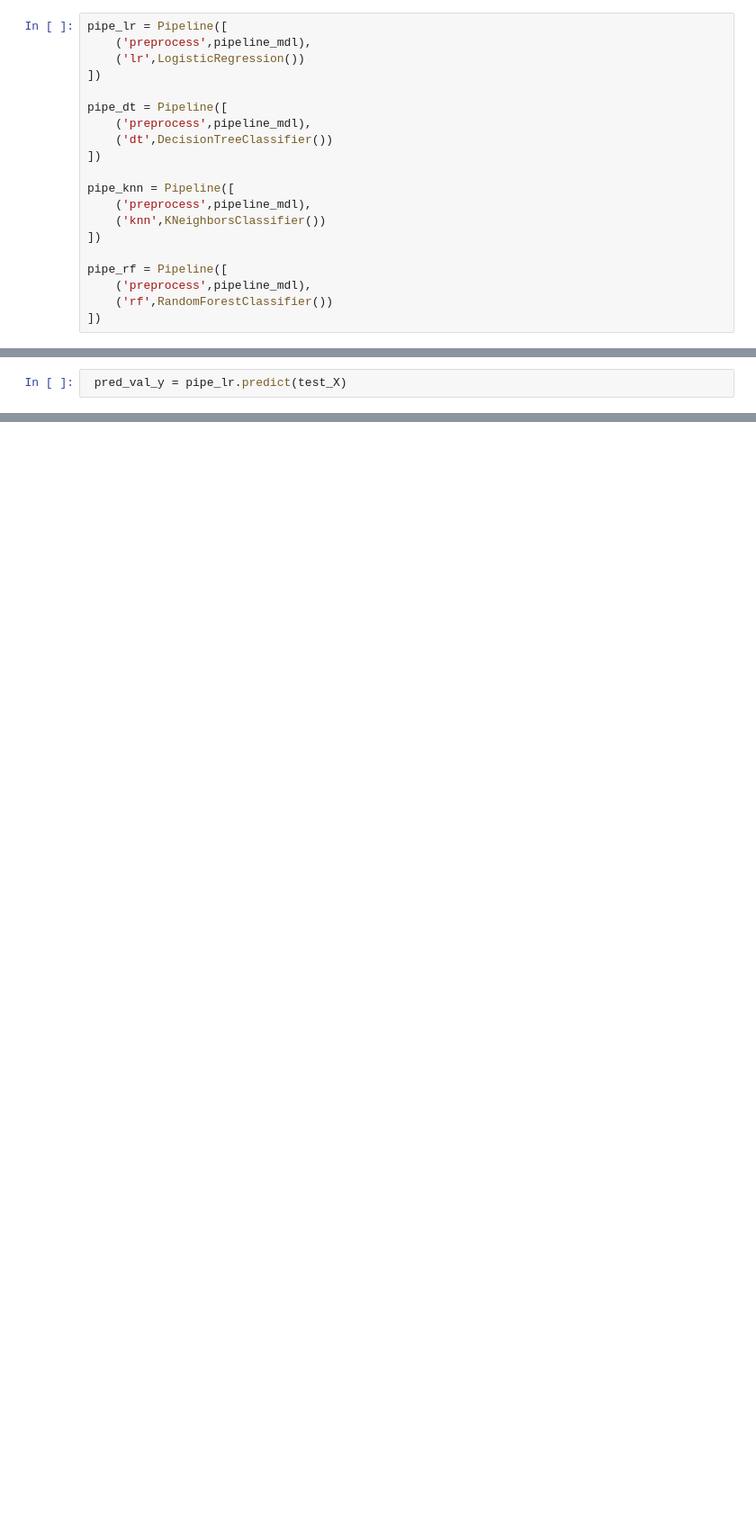
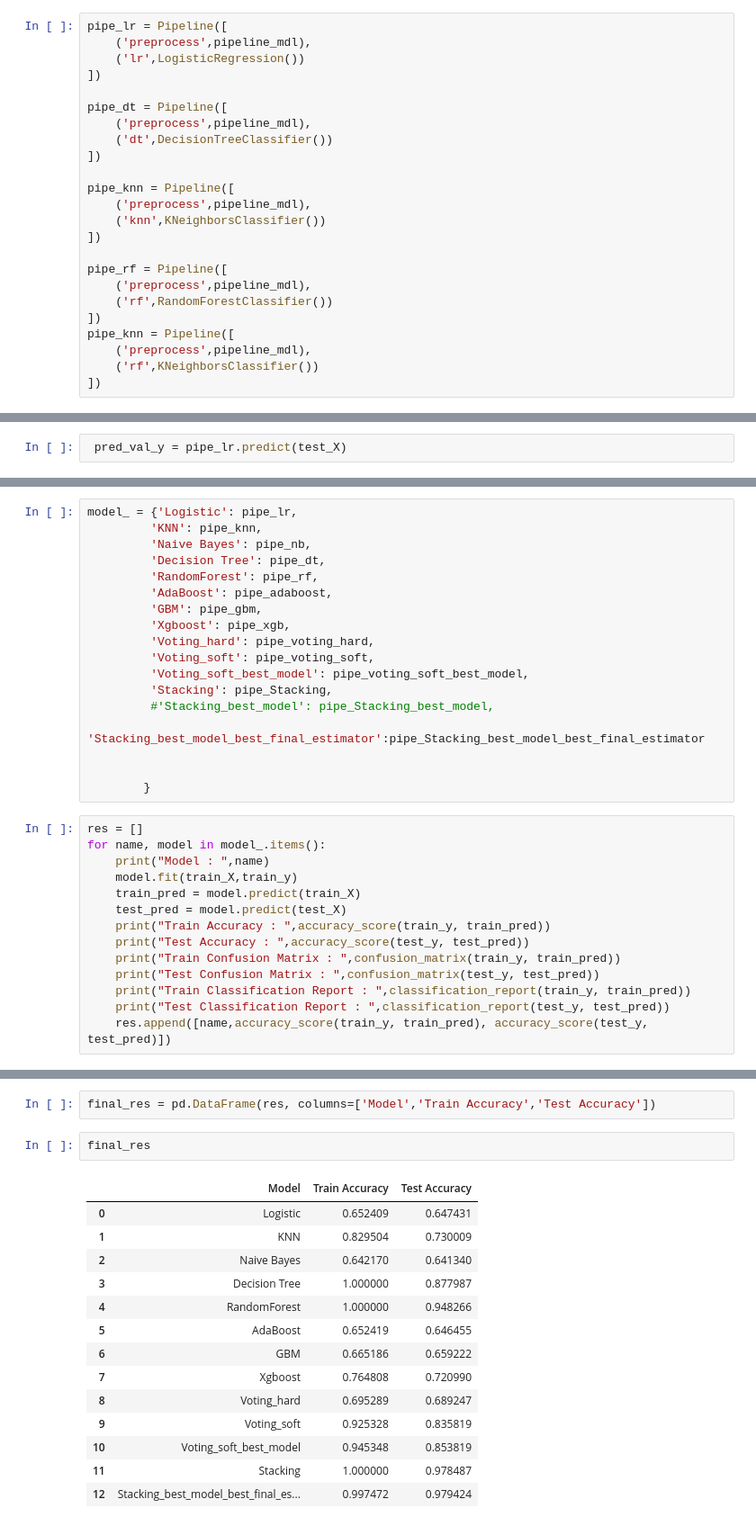
Before and after one commit to pradeeps1111/DataScience_Assignments, a Jupyter notebook: Hackathon_1/Copy_of_Hackathon_credit_analysis_21_10_2023.ipynb, the cells around one changed output, grey strips where cells are left out. Shown: that part at 90% size. Saved outputs shown, nothing was run; the diff lists cells and outputs as text; blank space fills up the shorter version.

```diff
--- a/Hackathon_1/Copy_of_Hackathon_credit_analysis_21_10_2023.ipynb
+++ b/Hackathon_1/Copy_of_Hackathon_credit_analysis_21_10_2023.ipynb
@@ -960,6 +973,10 @@ pipe_rf = Pipeline([
     ('preprocess',pipeline_mdl),
     ('rf',RandomForestClassifier())
 ])
+pipe_knn = Pipeline([
+    ('preprocess',pipeline_mdl),
+    ('rf',KNeighborsClassifier())
+])
 # %%
 pipe_lr.fit(train_X,train_y)
 # %% [output]
@@ -1133,0 +1250,32 @@ ConfusionMatrixDisplay.from_predictions(test_y,pred_val_rf_y)
+# %%
+model_ = {'Logistic': pipe_lr,
+         'KNN': pipe_knn,
+         'Naive Bayes': pipe_nb,
+         'Decision Tree': pipe_dt,
+         'RandomForest': pipe_rf,
+         'AdaBoost': pipe_adaboost,
+         'GBM': pipe_gbm,
+         'Xgboost': pipe_xgb,
+         'Voting_hard': pipe_voting_hard,
+         'Voting_soft': pipe_voting_soft,
+         'Voting_soft_best_model': pipe_voting_soft_best_model,
+         'Stacking': pipe_Stacking,
+         #'Stacking_best_model': pipe_Stacking_best_model,
+         'Stacking_best_model_best_final_estimator':pipe_Stacking_best_model_best_final_estimator
+
+
+        }
+# %%
+res = []
+for name, model in model_.items():
+    print("Model : ",name)
+    model.fit(train_X,train_y)
+    train_pred = model.predict(train_X)
+    test_pred = model.predict(test_X)
+    print("Train Accuracy : ",accuracy_score(train_y, train_pred))
+    print("Test Accuracy : ",accuracy_score(test_y, test_pred))
+    print("Train Confusion Matrix : ",confusion_matrix(train_y, train_pred))
+    print("Test Confusion Matrix : ",confusion_matrix(test_y, test_pred))
+    print("Train Classification Report : ",classification_report(train_y, train_pred))
+    print("Test Classification Report : ",classification_report(test_y, test_pred))
+    res.append([name,accuracy_score(train_y, train_pred), accuracy_score(test_y, test_pred)])
@@ -1133,0 +1300,19 @@ ConfusionMatrixDisplay.from_predictions(test_y,pred_val_rf_y)
+# %%
+final_res = pd.DataFrame(res, columns=['Model','Train Accuracy','Test Accuracy'])
+# %%
+final_res
+# %% [output]
+|  | Model | Train Accuracy | Test Accuracy |
+| 0 | Logistic | 0.652409 | 0.647431 |
+| 1 | KNN | 0.829504 | 0.730009 |
+| 2 | Naive Bayes | 0.642170 | 0.641340 |
+| 3 | Decision Tree | 1.000000 | 0.877987 |
+| 4 | RandomForest | 1.000000 | 0.948266 |
+| 5 | AdaBoost | 0.652419 | 0.646455 |
+| 6 | GBM | 0.665186 | 0.659222 |
+| 7 | Xgboost | 0.764808 | 0.720990 |
+| 8 | Voting_hard | 0.695289 | 0.689247 |
+| 9 | Voting_soft | 0.925328 | 0.835819 |
+| 10 | Voting_soft_best_model | 0.945348 | 0.853819 |
+| 11 | Stacking | 1.000000 | 0.978487 |
+| 12 | Stacking_best_model_best_final_es... | 0.997472 | 0.979424 |
```
Also changed, not shown: parts of 37 cells of this notebook.
